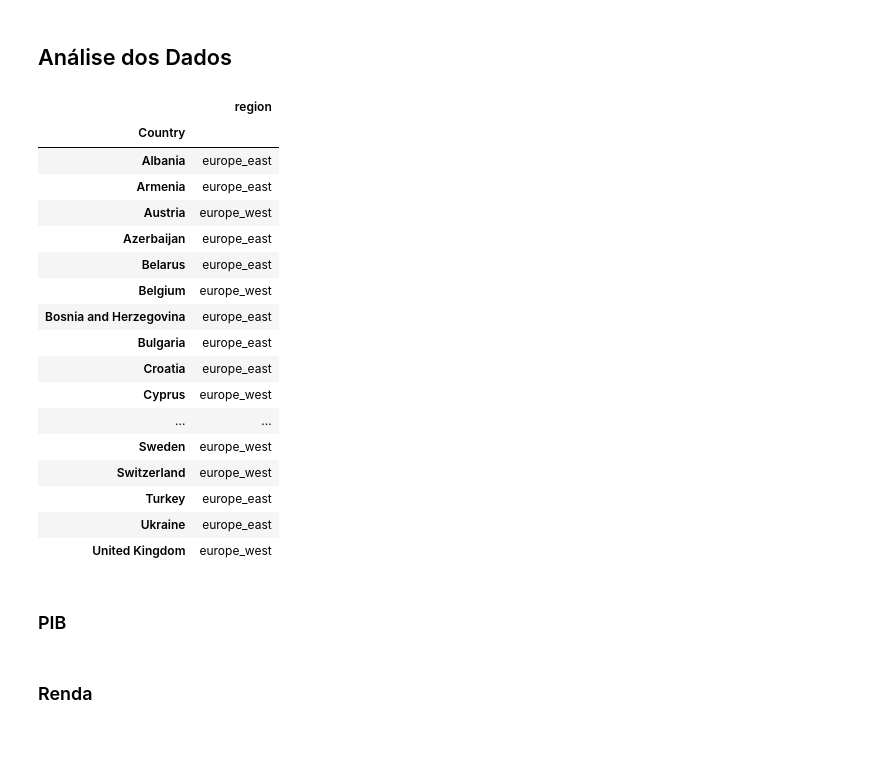
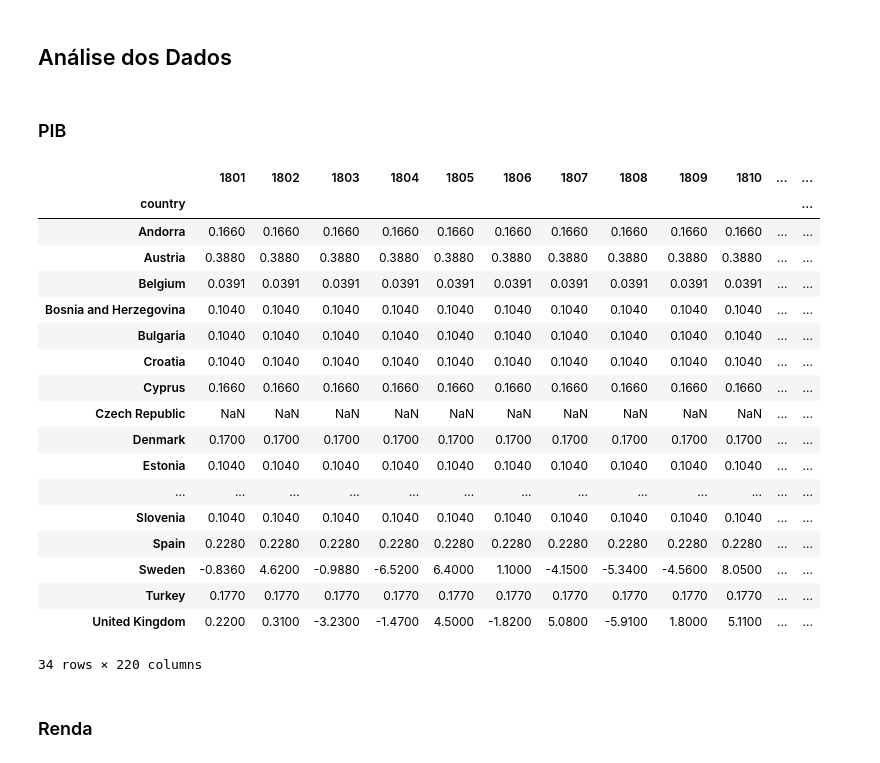
Before and after one commit to ellenbs/Projeto-1-CD, a Jupyter notebook: Projeto1-Teste1.ipynb, the cells around one changed output. Drawn from its saved outputs; the diff is of its cells as text; code cells hidden in the pictures.

```diff
--- a/Projeto1-Teste.ipynb
+++ b/Projeto1-Teste1.ipynb
@@ -34,34 +34,46 @@ dados_mundo = pd.read_excel('WorldBank.xlsx')
 # %%
 dados_regiao = dados_mundo.loc[:,["Country","region"]]
 dataframe_regiao = dados_regiao.set_index("Country")
-europa = dataframe_regiao.loc[(dataframe_regiao.region=='europe_west') | (dataframe_regiao.region=='europe_east'),:]
-europa
+#europa = dataframe_regiao.loc[(dataframe_regiao.region=='europe_west') | (dataframe_regiao.region=='europe_east'),:]
+europa = ['Andorra',  'Austria', 'Belgium', 'Bulgaria', 'Bosnia and Herzegovina',  'Cyprus',  'Czech Republic',  'Germany',
+ 'Denmark', 'Spain',  'Estonia', 'Finland',  'France', 'United Kingdom',  'Greece', 'Croatia', 'Hungary',
+ 'Ireland',  'Iceland',  'Italy',  'Lithuania', 'Latvia',  'Monaco',  'Moldova',
+ 'Malta',  'Montenegro', 'Netherlands',  'Poland',  'Portugal',  'Romania',  'Slovak Republic',  'Slovenia',  'Sweden',  'Turkey']
-# %% [output]
-|  | region |
-| Country |  |
-| Albania | europe_east |
-| Armenia | europe_east |
-| Austria | europe_west |
-| Azerbaijan | europe_east |
-| Belarus | europe_east |
-| Belgium | europe_west |
-| Bosnia and Herzegovina | europe_east |
-| Bulgaria | europe_east |
-| Croatia | europe_east |
-| Cyprus | europe_west |
-| ... | ... |
-| Sweden | europe_west |
-| Switzerland | europe_west |
-| Turkey | europe_east |
-| Ukraine | europe_east |
-| United Kingdom | europe_west |
 # %% [markdown]
 ### PIB
 # %%
 #Filtração do PIB para cada país.
-PIB_portugal = dados_PIB.loc[dados_PIB.country=="Portugal",:]
-PIB_eslovaquia = dados_PIB.loc[dados_PIB.country=="Slovak Republic",:]
-PIB_lituania = dados_PIB.loc[dados_PIB.country=="Lithuania",:]
+# PIB_portugal = dados_PIB.loc[dados_PIB.country=="Portugal",:]
+# PIB_eslovaquia = dados_PIB.loc[dados_PIB.country=="Slovak Republic",:]
+# PIB_lituania = dados_PIB.loc[dados_PIB.country=="Lithuania",:]
+idx_pib = dados_PIB.set_index("country")
+# %%
+idx_pib.loc[:,"Europa"] = "não"
+# %%
+idx_pib.loc[europa, "Europa"] = "sim"
+# %%
+pib_europa = idx_pib.loc[idx_pib.Europa=="sim",:]
+pib_europa
+# %% [output]
+|  | 1801 | 1802 | 1803 | 1804 | 1805 | 1806 | 1807 | 1808 | 1809 | 1810 | ... | ... |
+| country |  |  |  |  |  |  |  |  |  |  |  | ... |
+| Andorra | 0.1660 | 0.1660 | 0.1660 | 0.1660 | 0.1660 | 0.1660 | 0.1660 | 0.1660 | 0.1660 | 0.1660 | ... | ... |
+| Austria | 0.3880 | 0.3880 | 0.3880 | 0.3880 | 0.3880 | 0.3880 | 0.3880 | 0.3880 | 0.3880 | 0.3880 | ... | ... |
+| Belgium | 0.0391 | 0.0391 | 0.0391 | 0.0391 | 0.0391 | 0.0391 | 0.0391 | 0.0391 | 0.0391 | 0.0391 | ... | ... |
+| Bosnia and Herzegovina | 0.1040 | 0.1040 | 0.1040 | 0.1040 | 0.1040 | 0.1040 | 0.1040 | 0.1040 | 0.1040 | 0.1040 | ... | ... |
+| Bulgaria | 0.1040 | 0.1040 | 0.1040 | 0.1040 | 0.1040 | 0.1040 | 0.1040 | 0.1040 | 0.1040 | 0.1040 | ... | ... |
+| Croatia | 0.1040 | 0.1040 | 0.1040 | 0.1040 | 0.1040 | 0.1040 | 0.1040 | 0.1040 | 0.1040 | 0.1040 | ... | ... |
+| Cyprus | 0.1660 | 0.1660 | 0.1660 | 0.1660 | 0.1660 | 0.1660 | 0.1660 | 0.1660 | 0.1660 | 0.1660 | ... | ... |
+| Czech Republic | NaN | NaN | NaN | NaN | NaN | NaN | NaN | NaN | NaN | NaN | ... | ... |
+| Denmark | 0.1700 | 0.1700 | 0.1700 | 0.1700 | 0.1700 | 0.1700 | 0.1700 | 0.1700 | 0.1700 | 0.1700 | ... | ... |
+| Estonia | 0.1040 | 0.1040 | 0.1040 | 0.1040 | 0.1040 | 0.1040 | 0.1040 | 0.1040 | 0.1040 | 0.1040 | ... | ... |
+| ... | ... | ... | ... | ... | ... | ... | ... | ... | ... | ... | ... | ... |
+| Slovenia | 0.1040 | 0.1040 | 0.1040 | 0.1040 | 0.1040 | 0.1040 | 0.1040 | 0.1040 | 0.1040 | 0.1040 | ... | ... |
+| Spain | 0.2280 | 0.2280 | 0.2280 | 0.2280 | 0.2280 | 0.2280 | 0.2280 | 0.2280 | 0.2280 | 0.2280 | ... | ... |
+| Sweden | -0.8360 | 4.6200 | -0.9880 | -6.5200 | 6.4000 | 1.1000 | -4.1500 | -5.3400 | -4.5600 | 8.0500 | ... | ... |
+| Turkey | 0.1770 | 0.1770 | 0.1770 | 0.1770 | 0.1770 | 0.1770 | 0.1770 | 0.1770 | 0.1770 | 0.1770 | ... | ... |
+| United Kingdom | 0.2200 | 0.3100 | -3.2300 | -1.4700 | 4.5000 | -1.8200 | 5.0800 | -5.9100 | 1.8000 | 5.1100 | ... | ... |
+34 rows × 220 columns
 # %% [markdown]
 ### Renda
 # %%
```
